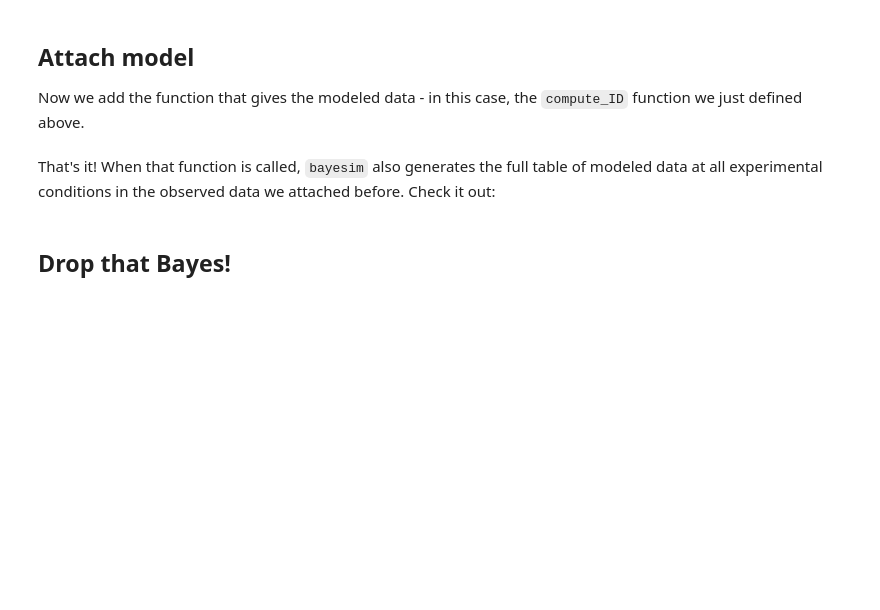
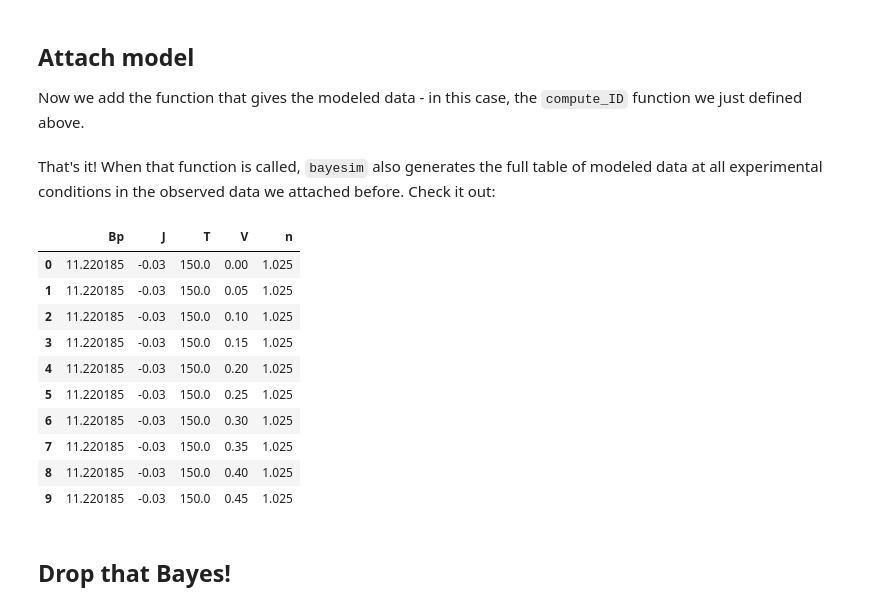
Before and after one commit to PV-Lab/bayesim, a Jupyter notebook: examples/diode/ideal_diode.ipynb, the cells around one changed output. Cells and saved outputs as stored; diff of their text form; code cells hidden in the pictures; blank space fills up the shorter version.

```diff
--- a/examples/diode/ideal_diode.ipynb
+++ b/examples/diode/ideal_diode.ipynb
@@ -92,7 +126,19 @@ m.attach_model(fpath='model_data.h5')
 # %% [markdown]
 That's it! When that function is called, `bayesim` also generates the full table of modeled data at all experimental conditions in the observed data we attached before. Check it out:
 # %%
-#m.model_data.head(10)
+m.model_data.head(10)
+# %% [output]
+|  | Bp | J | T | V | n |
+| 0 | 11.220185 | -0.03 | 150.0 | 0.00 | 1.025 |
+| 1 | 11.220185 | -0.03 | 150.0 | 0.05 | 1.025 |
+| 2 | 11.220185 | -0.03 | 150.0 | 0.10 | 1.025 |
+| 3 | 11.220185 | -0.03 | 150.0 | 0.15 | 1.025 |
+| 4 | 11.220185 | -0.03 | 150.0 | 0.20 | 1.025 |
+| 5 | 11.220185 | -0.03 | 150.0 | 0.25 | 1.025 |
+| 6 | 11.220185 | -0.03 | 150.0 | 0.30 | 1.025 |
+| 7 | 11.220185 | -0.03 | 150.0 | 0.35 | 1.025 |
+| 8 | 11.220185 | -0.03 | 150.0 | 0.40 | 1.025 |
+| 9 | 11.220185 | -0.03 | 150.0 | 0.45 | 1.025 |
 # %% [markdown]
 ## Drop that Bayes!
 # %%
```
Also changed, not shown: parts of 16 cells of this notebook, 7 other files.
